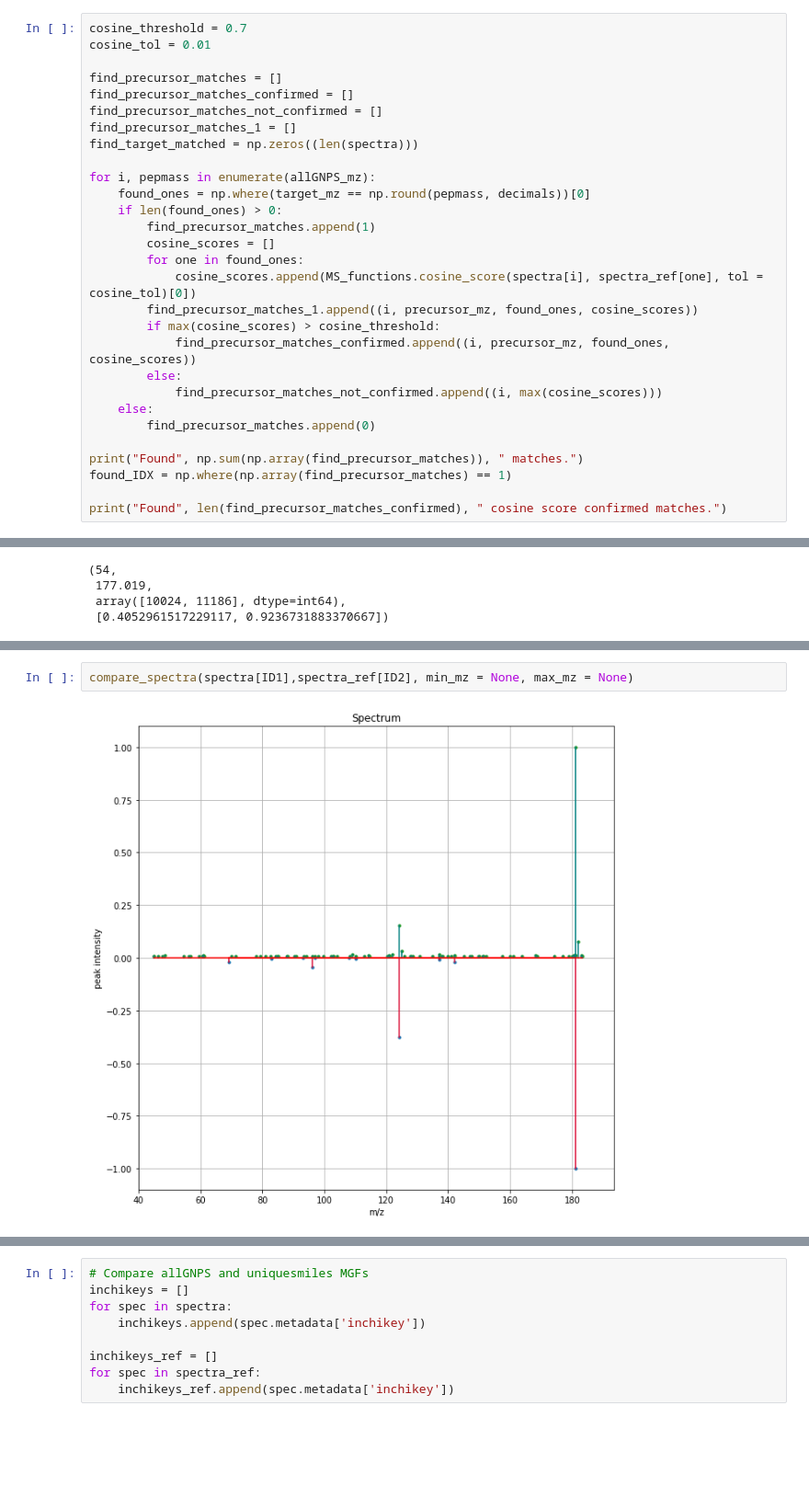
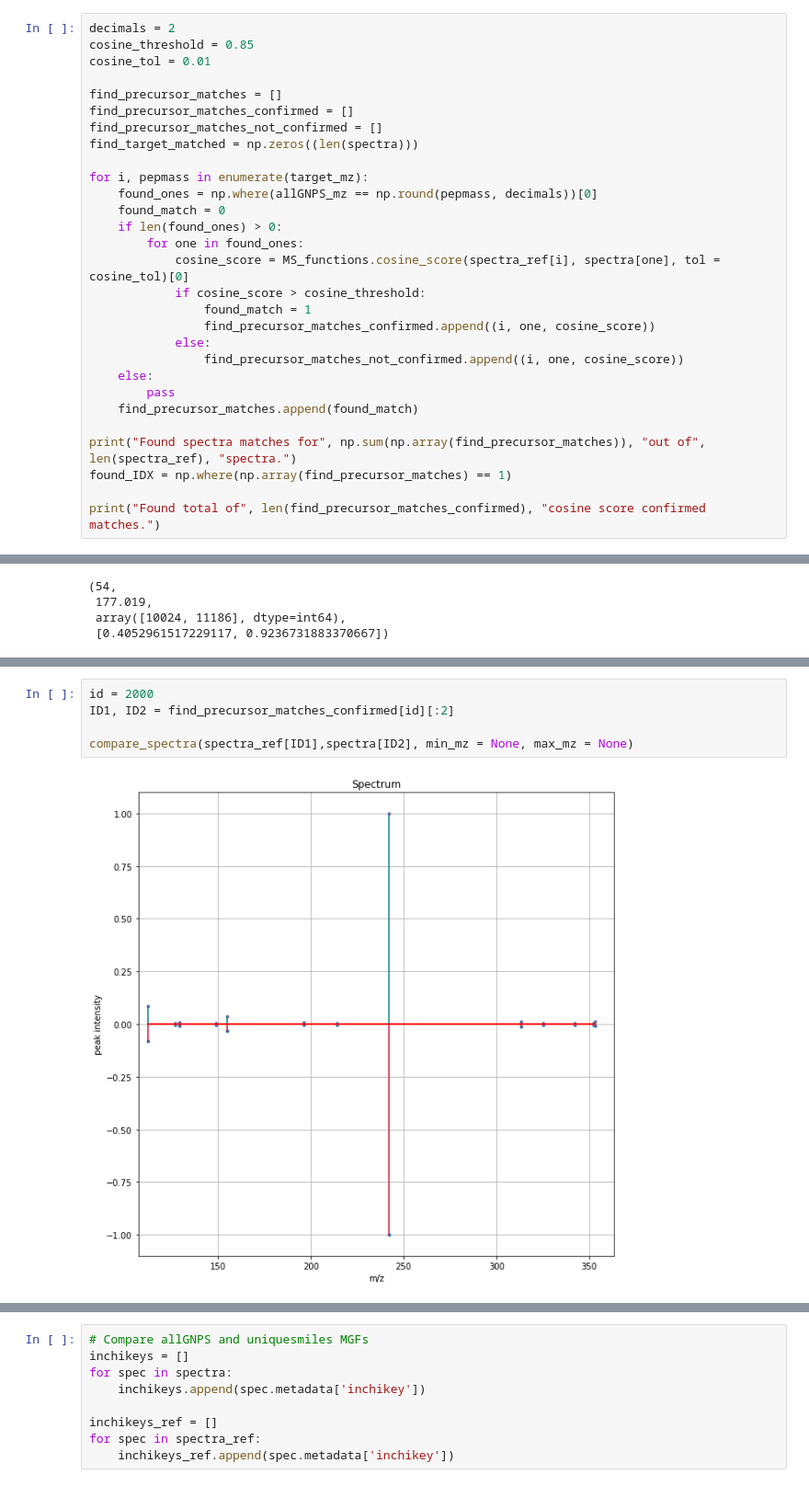
Before and after one commit to florian-huber/SeSiMe, a Jupyter notebook: notebooks/Spec2Vec-compare_MS-MS_datasets.ipynb, the cells around one changed output, grey strips where cells are left out. Shown at 92% size. Cells and saved outputs as stored; diff of their text form; blank space fills up the shorter version.

```diff
--- a/notebooks/Spec2Vec-compare_MS-MS_datasets.ipynb
+++ b/notebooks/Spec2Vec-compare_MS-MS_datasets.ipynb
@@ -337,30 +330,30 @@ Number of peaks:  [12, 22]
 # %%
-cosine_threshold = 0.7
+decimals = 2
+cosine_threshold = 0.85
 cosine_tol = 0.01
 
 find_precursor_matches = []
 find_precursor_matches_confirmed = []
 find_precursor_matches_not_confirmed = []
-find_precursor_matches_1 = []
 find_target_matched = np.zeros((len(spectra)))
 
-for i, pepmass in enumerate(allGNPS_mz):
-    found_ones = np.where(target_mz == np.round(pepmass, decimals))[0]
+for i, pepmass in enumerate(target_mz):
+    found_ones = np.where(allGNPS_mz == np.round(pepmass, decimals))[0]
+    found_match = 0
     if len(found_ones) > 0:
-        find_precursor_matches.append(1)
-        cosine_scores = []
         for one in found_ones:
-            cosine_scores.append(MS_functions.cosine_score(spectra[i], spectra_ref[one], tol = cosine_tol)[0])
-        find_precursor_matches_1.append((i, precursor_mz, found_ones, cosine_scores))
-        if max(cosine_scores) > cosine_threshold:
-            find_precursor_matches_confirmed.append((i, precursor_mz, found_ones, cosine_scores))
-        else:
-            find_precursor_matches_not_confirmed.append((i, max(cosine_scores)))
+            cosine_score = MS_functions.cosine_score(spectra_ref[i], spectra[one], tol = cosine_tol)[0]
+            if cosine_score > cosine_threshold:
+                found_match = 1
+                find_precursor_matches_confirmed.append((i, one, cosine_score))
+            else:
+                find_precursor_matches_not_confirmed.append((i, one, cosine_score))
     else:
-        find_precursor_matches.append(0)
+        pass
+    find_precursor_matches.append(found_match)
 
-print("Found", np.sum(np.array(find_precursor_matches)), " matches.")
+print("Found spectra matches for", np.sum(np.array(find_precursor_matches)), "out of", len(spectra_ref), "spectra.")
 found_IDX = np.where(np.array(find_precursor_matches) == 1)
 
-print("Found", len(find_precursor_matches_confirmed), " cosine score confirmed matches.")
+print("Found total of", len(find_precursor_matches_confirmed), "cosine score confirmed matches.")
 # %% [output]
@@ -386,4 +381,7 @@ Inchikeys:  ZFXYFBGIUFBOJW-UHFFFAOYSA-N vs.:  FQPFAHBPWDRTLU-UHFFFAOYSA-N
 # %%
-compare_spectra(spectra[ID1],spectra_ref[ID2], min_mz = None, max_mz = None)
+id = 2000
+ID1, ID2 = find_precursor_matches_confirmed[id][:2]
+
+compare_spectra(spectra_ref[ID1],spectra[ID2], min_mz = None, max_mz = None)
 # %% [output]
-[figure, old version]
+[figure, new version]
```
Also changed, not shown: parts of 63 cells of this notebook.
